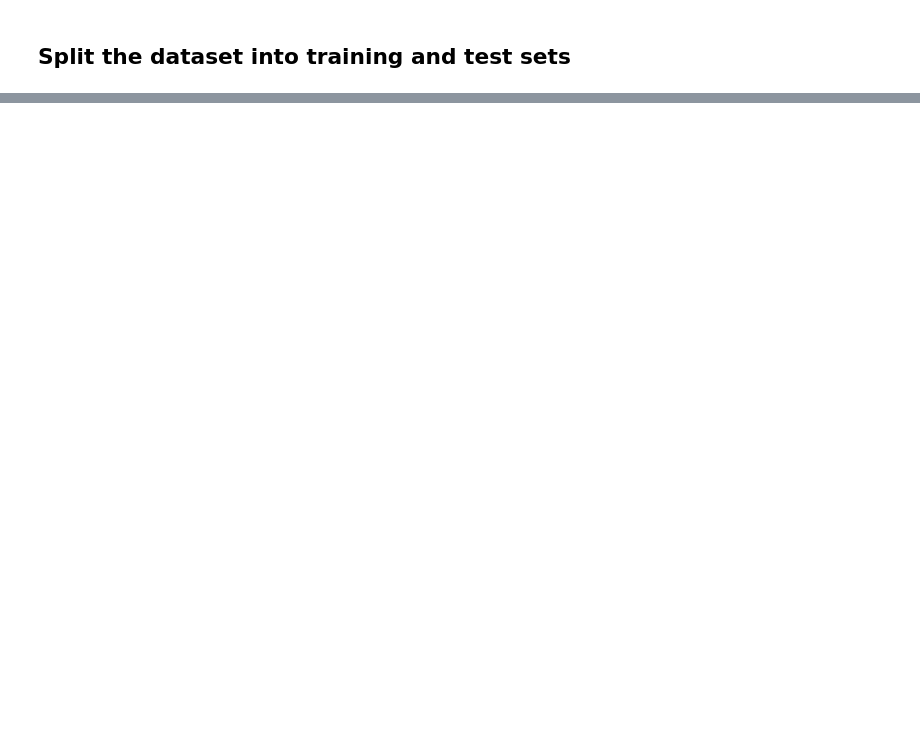
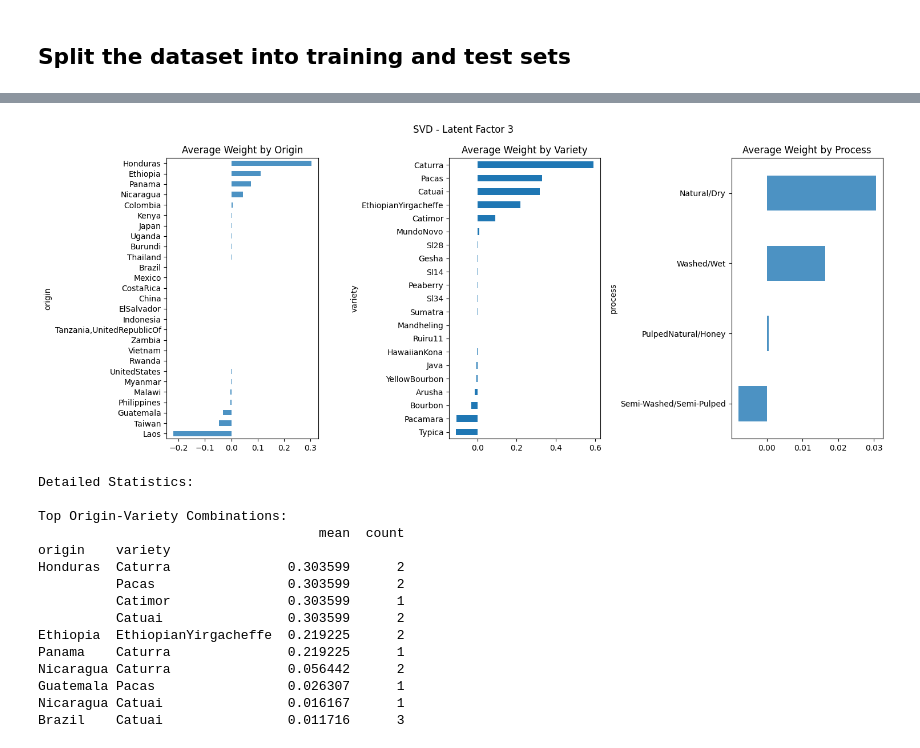
Before and after one commit to lendl-uy/ai201, a Jupyter notebook: mini_project/recommender.ipynb, the cells around one changed output, grey strips where cells are left out. Cells and saved outputs as stored; diff of their text form; code cells hidden in the pictures; blank space fills up the shorter version.

```diff
--- a/mini_project/recommender.ipynb
+++ b/mini_project/recommender.ipynb
@@ -789,0 +938,19 @@ Performance:
+# %%
+visualize_component_patterns(Vt, idx_to_item, 2, "SVD")
+# %% [output]
+[figure, added]
+Detailed Statistics:
+
+Top Origin-Variety Combinations:
+                                    mean  count
+origin    variety
+Honduras  Caturra               0.303599      2
+          Pacas                 0.303599      2
+          Catimor               0.303599      1
+          Catuai                0.303599      2
+Ethiopia  EthiopianYirgacheffe  0.219225      2
+Panama    Caturra               0.219225      1
+Nicaragua Caturra               0.056442      2
+Guatemala Pacas                 0.026307      1
+Nicaragua Catuai                0.016167      1
+Brazil    Catuai                0.011716      3
```
Also changed, not shown: parts of 39 cells of this notebook, 7 other files.
